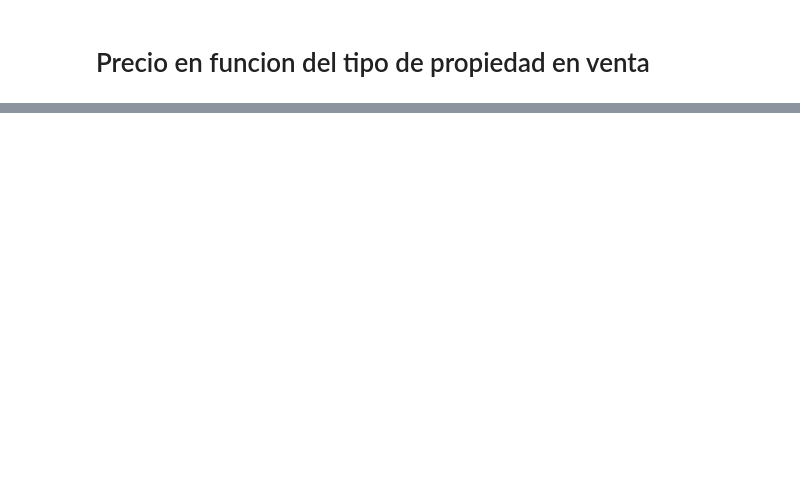
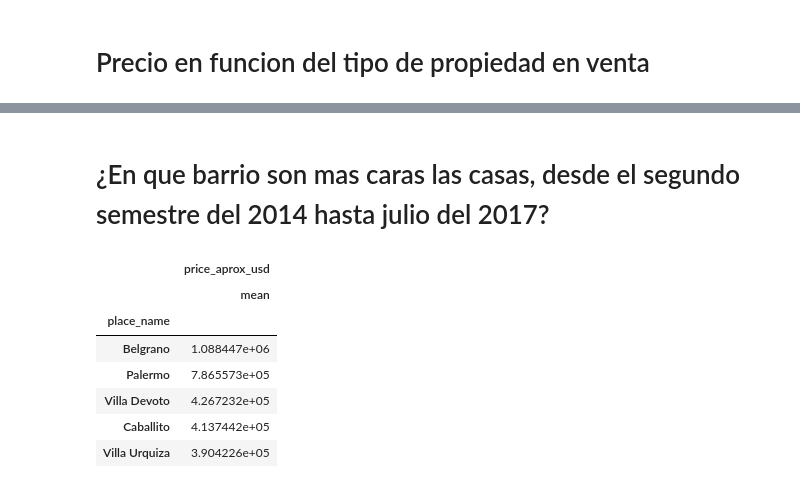
Before and after one commit to nicolaslongo/datos-TP1, a Jupyter notebook: Prop en venta 1er semestre 2016.ipynb, the cells around one changed output, grey strips where cells are left out. Saved outputs shown, nothing was run; the diff lists cells and outputs as text; code cells hidden in the pictures; blank space fills up the shorter version.

```diff
--- a/Prop en venta 1er semestre 2016.ipynb
+++ b/Prop en venta 1er semestre 2016.ipynb
@@ -176,0 +201,20 @@ plt.show()
+# %% [markdown]
+# ¿En que barrio son mas caras las casas, desde el segundo semestre del 2014 hasta julio del 2017?
+# %%
+casas_pr = semestres.loc[semestres.state_name.str.contains('Capital Federal') & (semestres.place_name.str.contains('Capital Federal') == False) \
+                   & (semestres.property_type.str.contains('house')) \
+                   & (semestres.price_aprox_usd > 0),['place_name', 'price_aprox_usd']]
+casas_pr.dropna(inplace=True)
+casas_pr = casas_pr.groupby('place_name').agg([np.mean,np.size])
+casas_pr = casas_pr.loc[casas_pr[('price_aprox_usd', 'size')]>100,:].sort_values(('price_aprox_usd', 'mean'), ascending = False).head(5)
+casas_pr.drop([('price_aprox_usd', 'size')], axis = 1, inplace=True)
+casas_pr
+# %% [output]
+|  | price_aprox_usd |
+|  | mean |
+| place_name |  |
+| Belgrano | 1.088447e+06 |
+| Palermo | 7.865573e+05 |
+| Villa Devoto | 4.267232e+05 |
+| Caballito | 4.137442e+05 |
+| Villa Urquiza | 3.904226e+05 |
```
Also changed, not shown: parts of 20 cells of this notebook, 1 other file.
